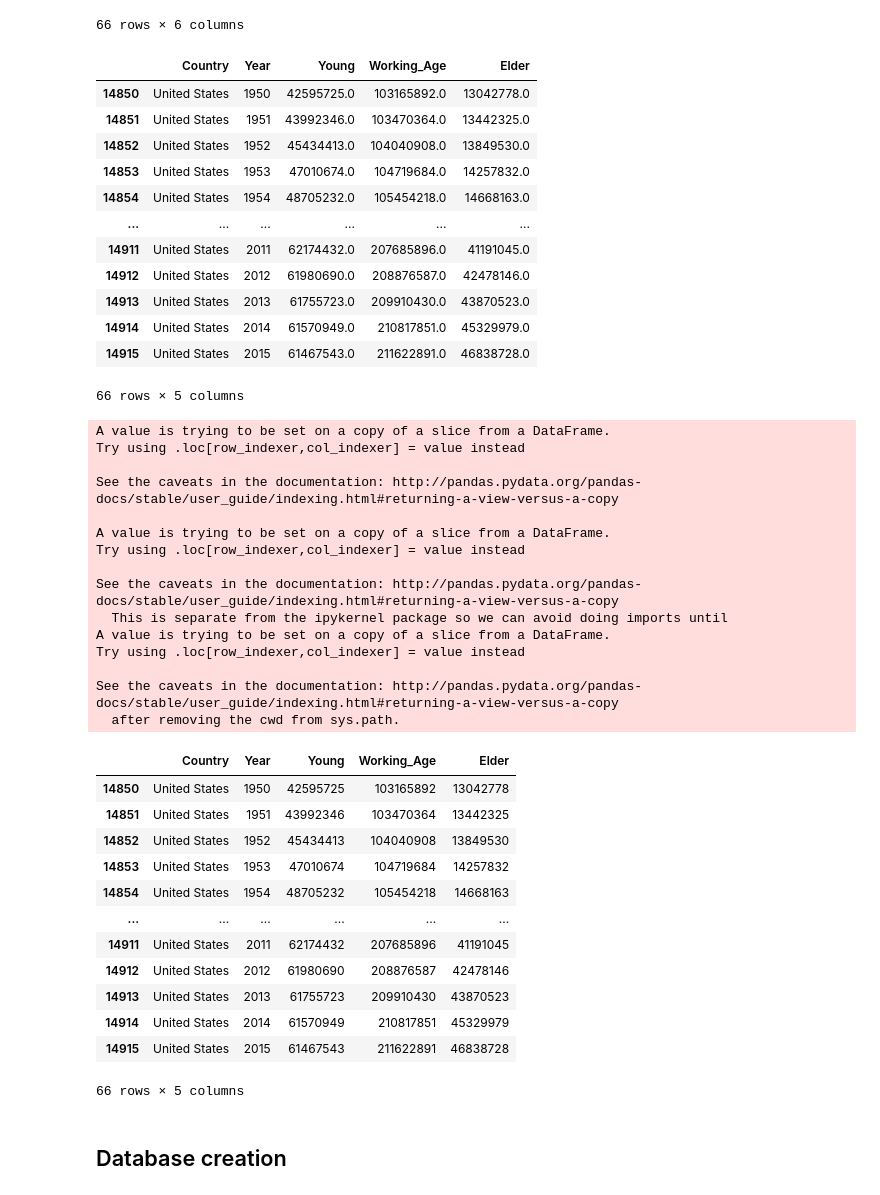
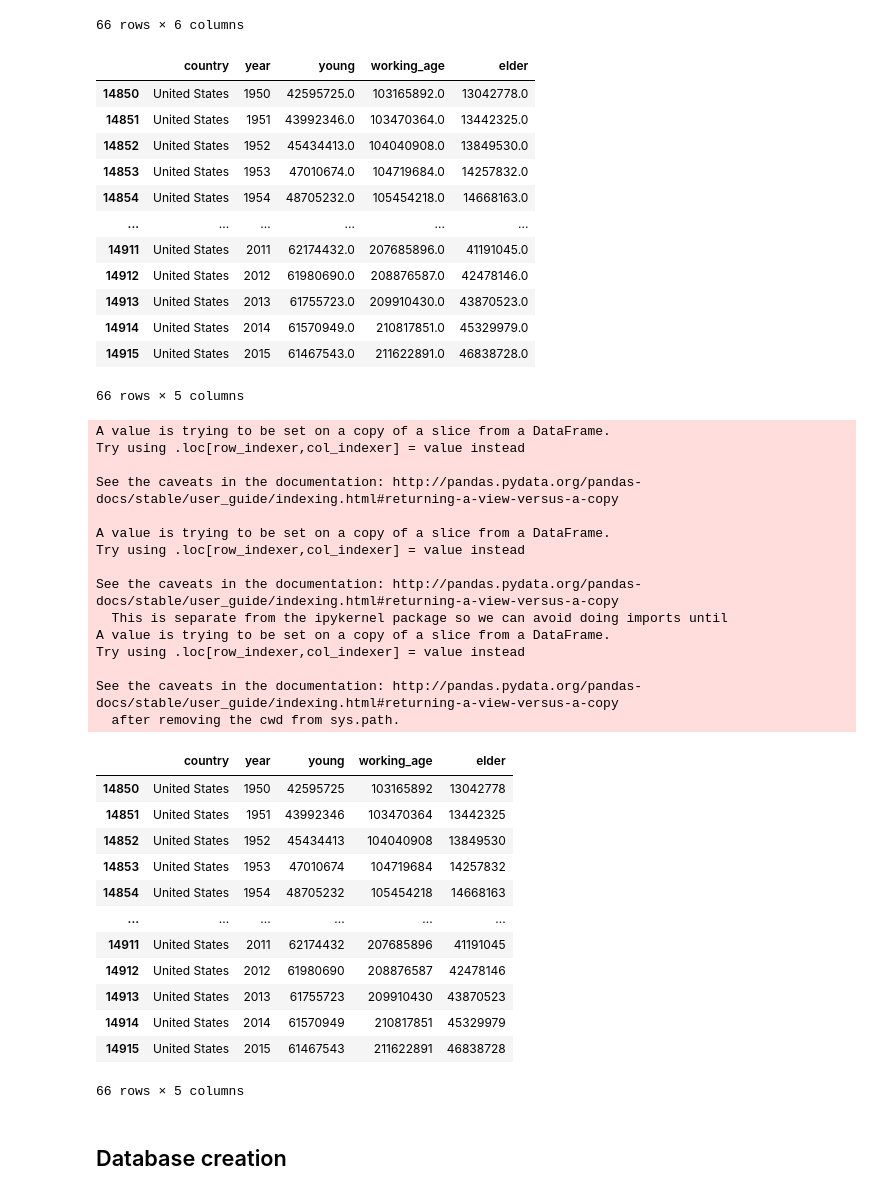
Before and after one commit to anikajohnson/Project2, a Jupyter notebook: YoungToElderly.ipynb, the cells around one changed output. Cells and saved outputs as stored; diff of their text form; code cells hidden in the pictures.

Commit message:
updated database and column capitalization issues, added sex ratio create table to pop_data

```diff
--- a/YoungToElderly.ipynb
+++ b/YoungToElderly.ipynb
@@ -31,14 +31,14 @@ ytf_df
 66 rows × 6 columns
 # %%
 # rename the columns
-clean_ytf_df = ytf_df.rename(columns={'Entity':'Country','Young (<15 years)':'Young','Working age (15-64 years)':'Working_Age',
-                                      'Elderly (65+ years)':'Elder'})
+clean_ytf_df = ytf_df.rename(columns={'Year':'year','Entity':'country','Young (<15 years)':'young','Working age (15-64 years)':'working_age',
+                                      'Elderly (65+ years)':'elder'})
 
 # new df columns
-new_ytf_df = clean_ytf_df[['Country','Year','Young','Working_Age','Elder']]
+new_ytf_df = clean_ytf_df[['country','year','young','working_age','elder']]
 new_ytf_df
 # %% [output]
-|  | Country | Year | Young | Working_Age | Elder |
+|  | country | year | young | working_age | elder |
 | 14850 | United States | 1950 | 42595725.0 | 103165892.0 | 13042778.0 |
 | 14851 | United States | 1951 | 43992346.0 | 103470364.0 | 13442325.0 |
 | 14852 | United States | 1952 | 45434413.0 | 104040908.0 | 13849530.0 |
@@ -53,9 +53,9 @@ new_ytf_df
 66 rows × 5 columns
 # %%
 # change data types
-new_ytf_df['Young'] = new_ytf_df['Young'].round().astype('int')
-new_ytf_df['Working_Age'] = new_ytf_df['Working_Age'].round().astype('int')
-new_ytf_df['Elder'] = new_ytf_df['Elder'].round().astype('int')
+new_ytf_df['young'] = new_ytf_df['young'].round().astype('int')
+new_ytf_df['working_age'] = new_ytf_df['working_age'].round().astype('int')
+new_ytf_df['elder'] = new_ytf_df['elder'].round().astype('int')
 
 new_ytf_df
 # %% [output]
@@ -74,7 +74,7 @@ Try using .loc[row_indexer,col_indexer] = value instead
 
 See the caveats in the documentation: http://pandas.pydata.org/pandas-docs/stable/user_guide/indexing.html#returning-a-view-versus-a-copy
   after removing the cwd from sys.path.
-|  | Country | Year | Young | Working_Age | Elder |
+|  | country | year | young | working_age | elder |
 | 14850 | United States | 1950 | 42595725 | 103165892 | 13042778 |
 | 14851 | United States | 1951 | 43992346 | 103470364 | 13442325 |
 | 14852 | United States | 1952 | 45434413 | 104040908 | 13849530 |
```
Also changed, not shown: 4 other files.
